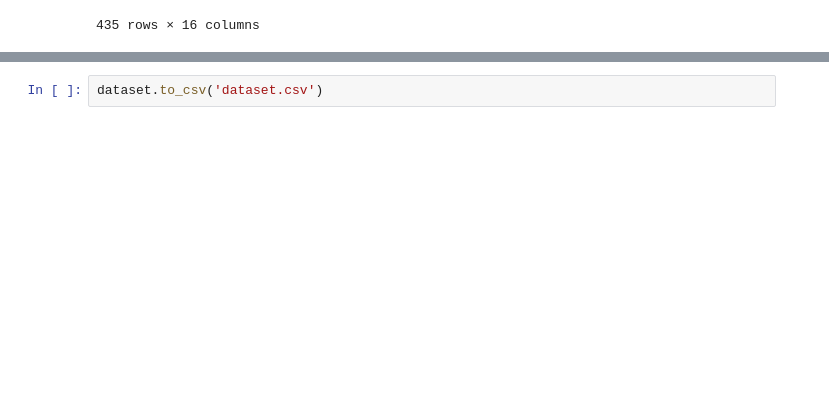
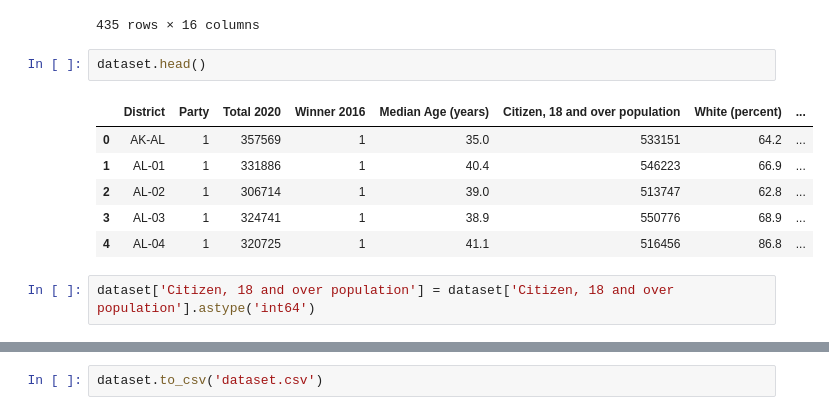
Before and after one commit to LeoSpallino/4ML3-Data-Cleaning, a Jupyter notebook: pop_data_cleaning.ipynb, the cells around one changed output, grey strips where cells are left out. Cells and saved outputs as stored; diff of their text form; blank space fills up the shorter version.

```diff
--- a/pop_data_cleaning.ipynb
+++ b/pop_data_cleaning.ipynb
@@ -554,3 +554,14 @@ dataset
 | 433 | WV-03 | 1 | 241586 | 1 | 44.2 | 452043 | 93.9 | ... |
 | 434 | WY-AL | 1 | 275026 | 1 | 38.1 | 434852 | 90.9 | ... |
 435 rows × 16 columns
+# %%
+dataset.head()
+# %% [output]
+|  | District | Party | Total 2020 | Winner 2016 | Median Age (years) | Citizen, 18 and over population | White (percent) | ... |
+| 0 | AK-AL | 1 | 357569 | 1 | 35.0 | 533151 | 64.2 | ... |
+| 1 | AL-01 | 1 | 331886 | 1 | 40.4 | 546223 | 66.9 | ... |
+| 2 | AL-02 | 1 | 306714 | 1 | 39.0 | 513747 | 62.8 | ... |
+| 3 | AL-03 | 1 | 324741 | 1 | 38.9 | 550776 | 68.9 | ... |
+| 4 | AL-04 | 1 | 320725 | 1 | 41.1 | 516456 | 86.8 | ... |
+# %%
+dataset['Citizen, 18 and over population'] = dataset['Citizen, 18 and over population'].astype('int64')
```
Also changed, not shown: parts of 4 cells of this notebook, 1 other file.
